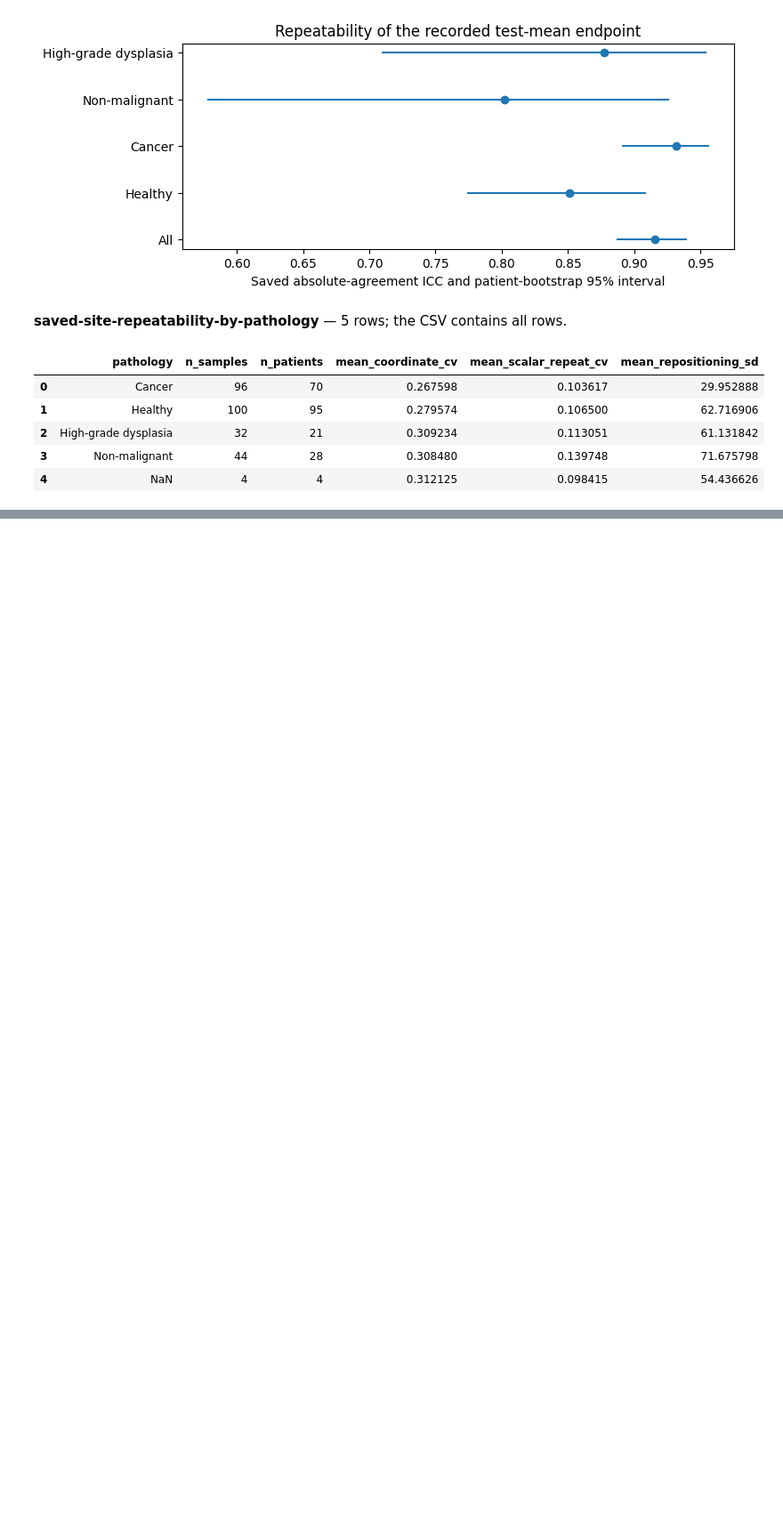
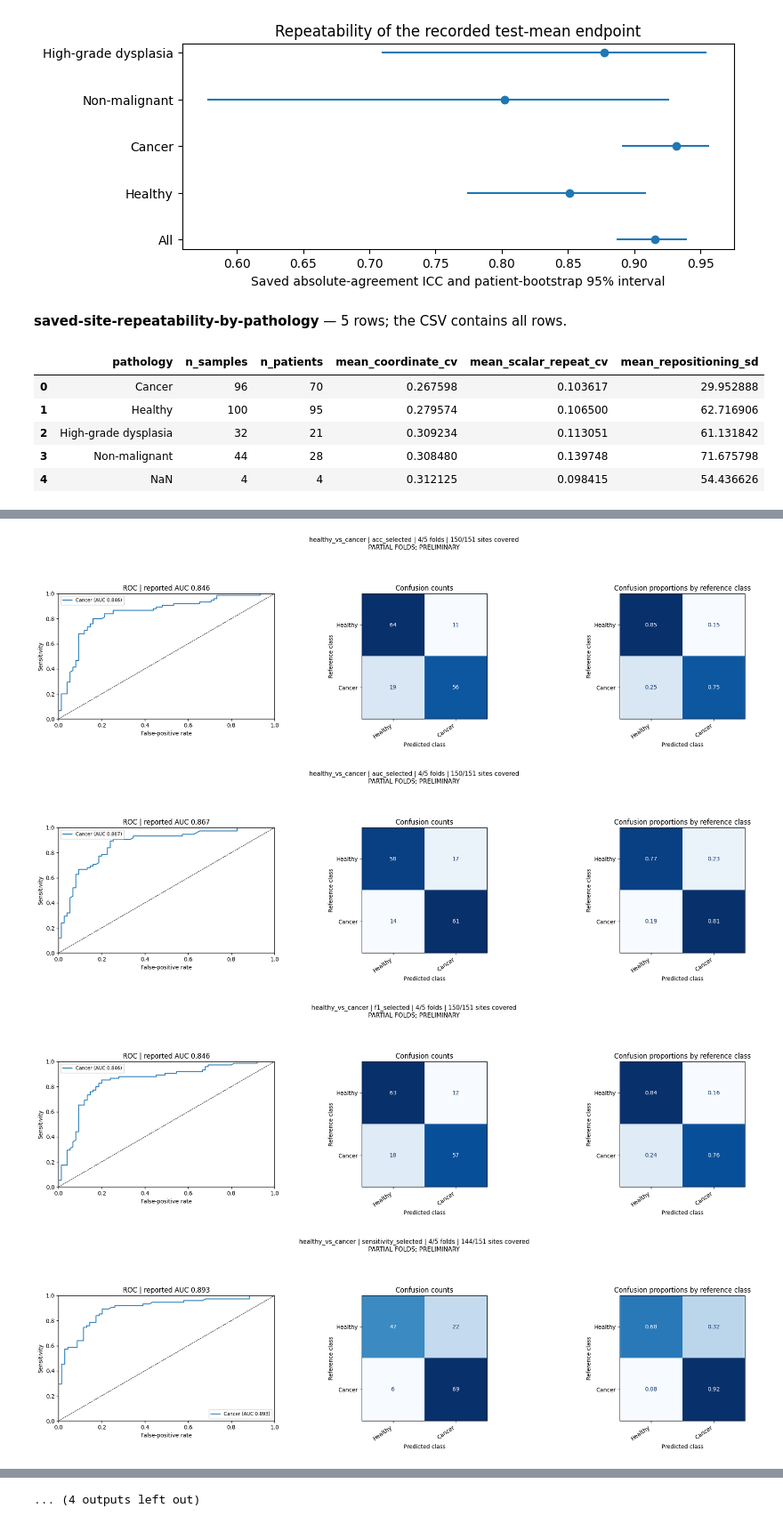
Before and after one commit to EITLabworks/IIVV-Evaluation, a Jupyter notebook: Revision-Snapshot.ipynb, the cells around one changed output, grey strips where cells are left out. Shown at 89% size. Cells and saved outputs as stored; diff of their text form; code cells hidden in the pictures; blank space fills up the shorter version.

```diff
--- a/Revision-Snapshot.ipynb
+++ b/Revision-Snapshot.ipynb
@@ -699,0 +908,43 @@ table(failure_rows, "completed-fold-candidate-failures")
+# %%
+from sklearn.metrics import ConfusionMatrixDisplay, auc, roc_curve
+
+PLOT_STREAMS = [f"{goal}_selected" for goal in OBJECTIVES]
+for (task, stream), (covered, classes, cm, summary, nfolds, scheduled, nsites, status) in PREVIEW.items():
+    if stream not in PLOT_STREAMS:
+        continue
+    prefix = f"classification-{task}-{stream}"
+    title = f"{task} | {stream} | {nfolds}/{scheduled} folds | {len(covered)}/{nsites} sites covered\n{status}"
+    fig, axes = plt.subplots(1, 3, figsize=(19, 5.5))
+    curve_rows = []
+    for k in ([1] if len(classes) == 2 else range(len(classes))):
+        truth = covered.y_true.to_numpy(int) == k
+        if np.unique(truth).size < 2:
+            continue
+        fpr, tpr, thresholds = roc_curve(truth, covered[f"p_{k}"].to_numpy(float))
+        class_auc = auc(fpr, tpr)
+        axes[0].plot(fpr, tpr, label=f"{classes[k]} (AUC {class_auc:.3f})")
+        curve_rows.extend({"class_name": classes[k], "class_index": k, "fpr": x, "tpr": y, "threshold": threshold}
+                          for x, y, threshold in zip(fpr, tpr, thresholds))
+    axes[0].plot([0, 1], [0, 1], "k--", linewidth=0.8)
+    axes[0].set(xlabel="False-positive rate", ylabel="Sensitivity", title=f"ROC | reported AUC {summary['auc']:.3f}", xlim=(0, 1), ylim=(0, 1))
+    if curve_rows:
+        axes[0].legend(fontsize="small")
+        pd.DataFrame(curve_rows).to_csv(OUT / (prefix + "-roc.csv"), index=False)
+    else:
+        axes[0].text(0.5, 0.5, "ROC undefined: insufficient classes", ha="center")
+    normalized = np.divide(cm, cm.sum(axis=1, keepdims=True), out=np.full_like(cm, np.nan), where=cm.sum(axis=1, keepdims=True) > 0)
+    for ax, values, label, fmt in [(axes[1], cm.astype(int), "Confusion counts", "d"),
+                                  (axes[2], normalized, "Confusion proportions by reference class", ".2f")]:
+        ConfusionMatrixDisplay(values, display_labels=classes).plot(ax=ax, cmap="Blues", values_format=fmt, colorbar=False)
+        ax.set(title=label, xlabel="Predicted class", ylabel="Reference class")
+        plt.setp(ax.get_xticklabels(), rotation=35, ha="right")
+    for suffix, values in [("counts", cm.astype(int)), ("row-normalized", normalized)]:
+        pd.DataFrame(values, index=classes, columns=classes).rename_axis("reference_class").to_csv(OUT / (prefix + "-confusion-" + suffix + ".csv"))
+    fig.suptitle(title, fontsize=11)
+    fig.tight_layout(rect=(0, 0, 1, 0.88))
+    figure(fig, prefix + "-roc-confusion")
+# %% [output]
+[figure, added]
+[figure, added]
+[figure, added]
+[figure, added]
@@ -700 +959,2 @@ table(failure_rows, "completed-fold-candidate-failures")
+... (4 outputs left out)
 # %% [markdown]
```
Also changed, not shown: parts of 11 cells of this notebook, 1 other file.
